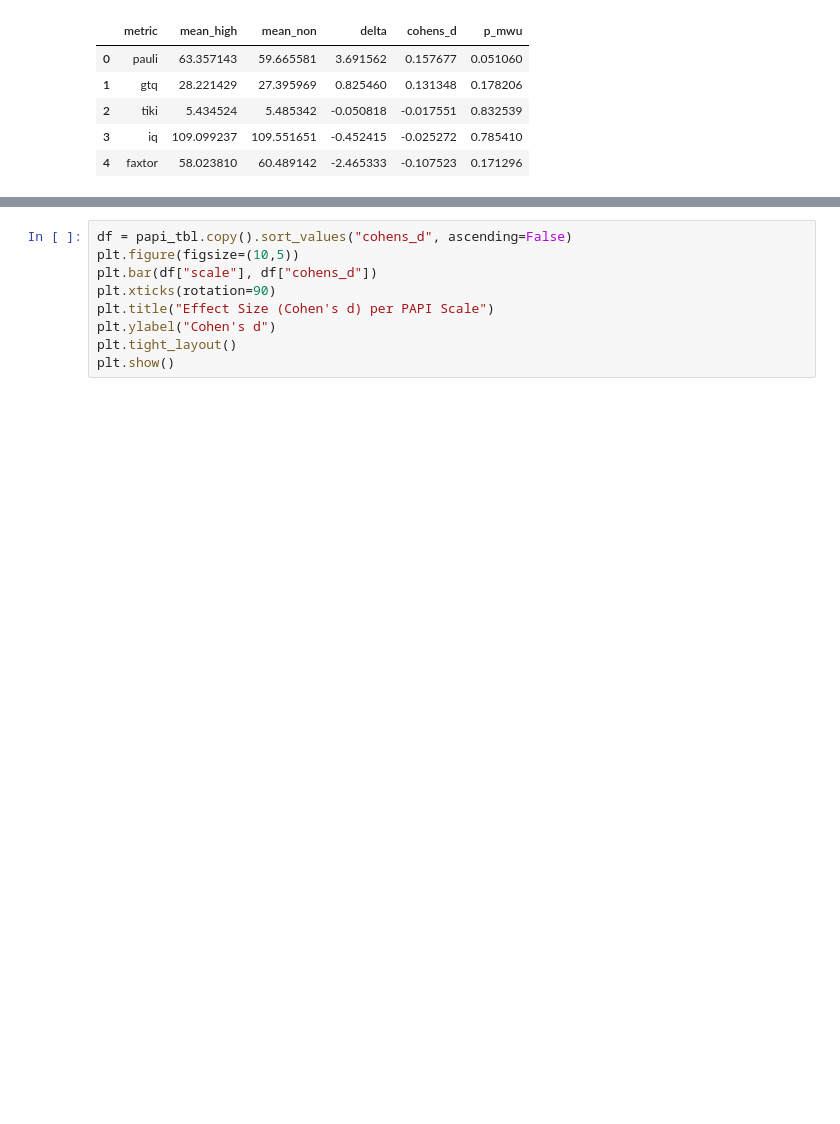
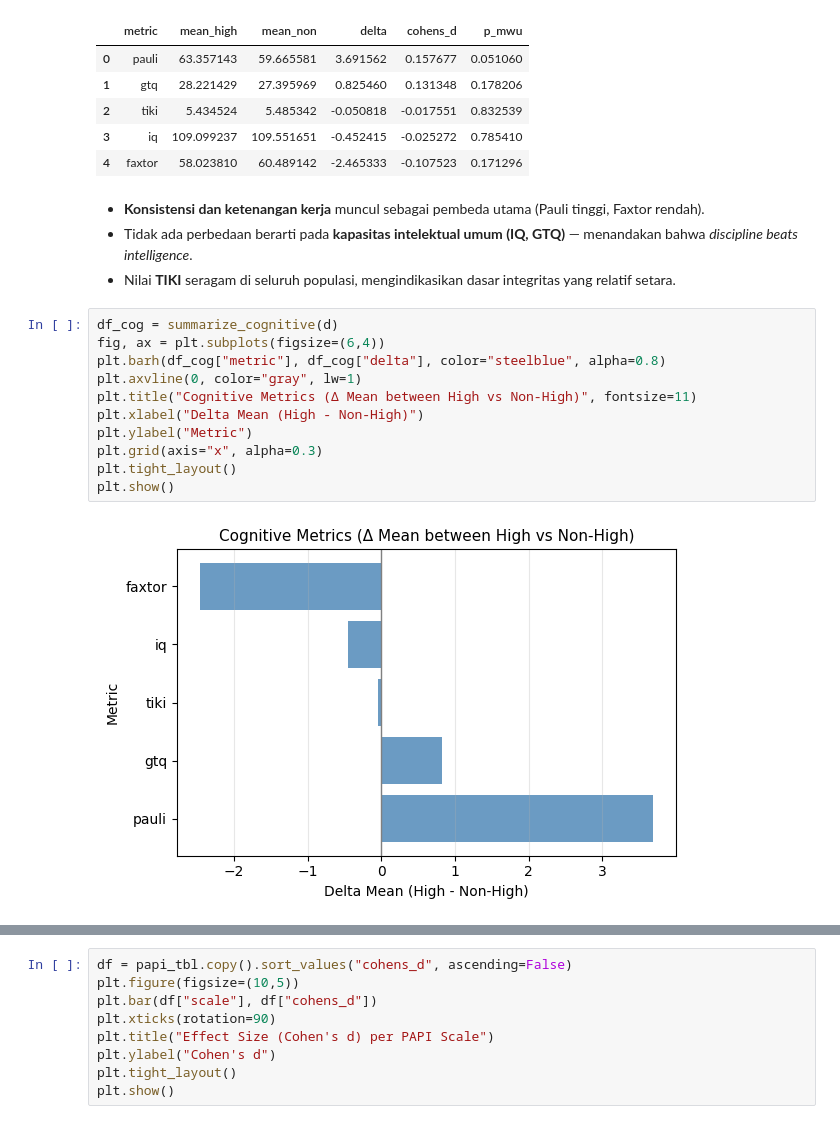
Before and after one commit to MuhammadNurilHuda/talent-match-intelligence, a Jupyter notebook: notebooks/step1_redthreads.ipynb, the cells around one changed output, grey strips where cells are left out. Cells and saved outputs as stored; diff of their text form; blank space fills up the shorter version.

```diff
--- a/notebooks/step1_redthreads.ipynb
+++ b/notebooks/step1_redthreads.ipynb
@@ -145,3 +151,20 @@ cog_tbl
 | 2 | tiki | 5.434524 | 5.485342 | -0.050818 | -0.017551 | 0.832539 |
 | 3 | iq | 109.099237 | 109.551651 | -0.452415 | -0.025272 | 0.785410 |
 | 4 | faxtor | 58.023810 | 60.489142 | -2.465333 | -0.107523 | 0.171296 |
+# %% [markdown]
+- **Konsistensi dan ketenangan kerja** muncul sebagai pembeda utama (Pauli tinggi, Faxtor rendah).
+- Tidak ada perbedaan berarti pada **kapasitas intelektual umum (IQ, GTQ)** — menandakan bahwa *discipline beats intelligence*.
+- Nilai **TIKI** seragam di seluruh populasi, mengindikasikan dasar integritas yang relatif setara.
+# %%
+df_cog = summarize_cognitive(d)
+fig, ax = plt.subplots(figsize=(6,4))
+plt.barh(df_cog["metric"], df_cog["delta"], color="steelblue", alpha=0.8)
+plt.axvline(0, color="gray", lw=1)
+plt.title("Cognitive Metrics (Δ Mean between High vs Non-High)", fontsize=11)
+plt.xlabel("Delta Mean (High - Non-High)")
+plt.ylabel("Metric")
+plt.grid(axis="x", alpha=0.3)
+plt.tight_layout()
+plt.show()
+# %% [output]
+[figure, added]
```
Also changed, not shown: parts of 24 cells of this notebook, 7 other files.
